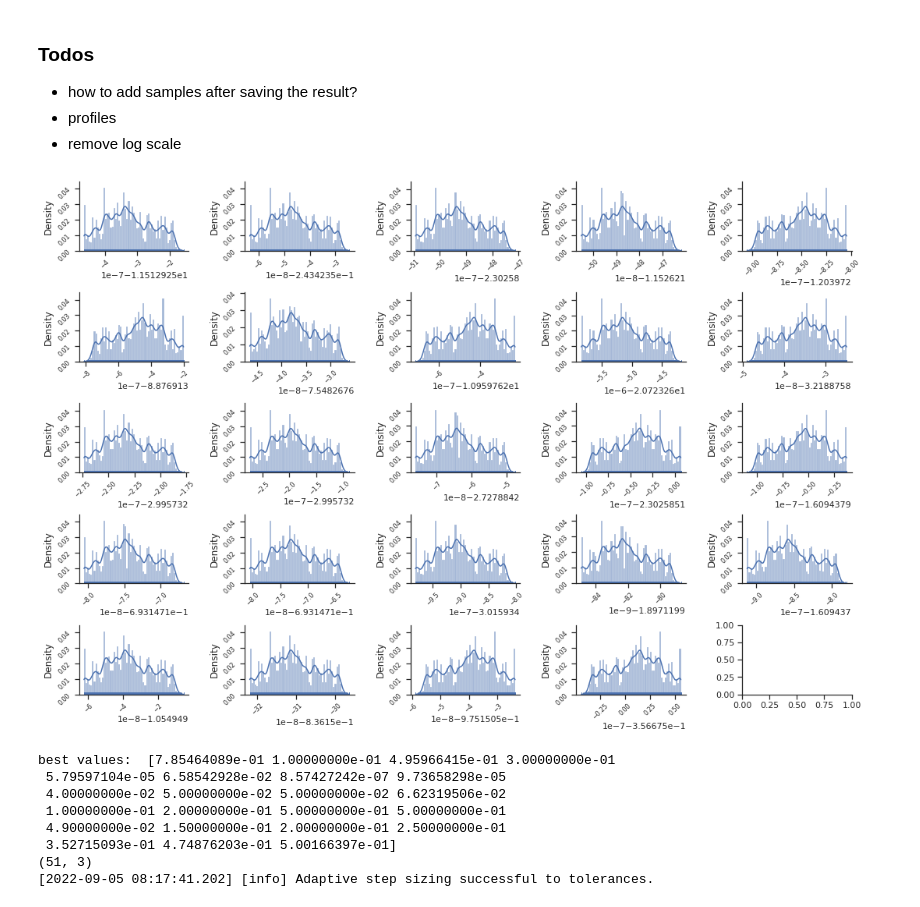
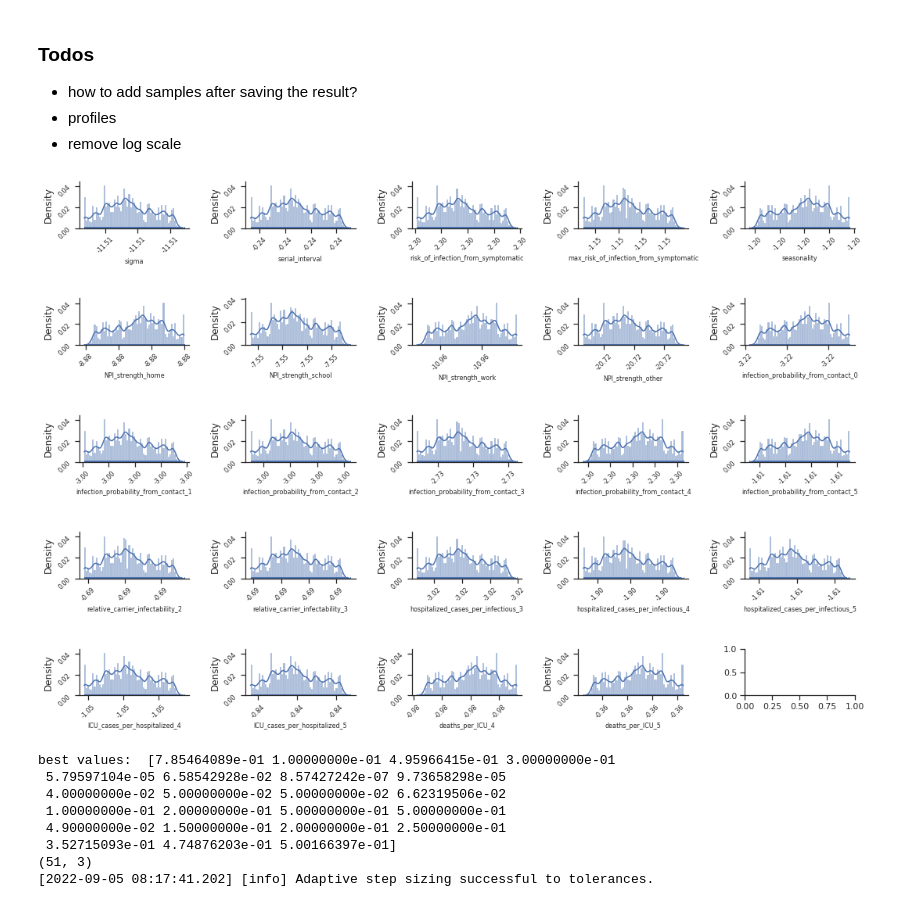
Before and after one commit to lelange/sensitivity_analysis, a Jupyter notebook: pycode/sensitivity_analysis/Parameter estimation.ipynb, the cells around one changed output. Drawn from its saved outputs; the diff is of its cells as text; code cells hidden in the pictures.

```diff
--- a/pycode/sensitivity_analysis/Parameter estimation.ipynb
+++ b/pycode/sensitivity_analysis/Parameter estimation.ipynb
@@ -105,2 +13,0 @@ def fix_factors(df_input_factors, column_to_fix = 'fix_by_vi', fixed_value = 'me
-# %%
-dict_fixed_factors, lower_bounds, upper_bounds, varying_input_factors = fix_factors(df_input_factors, column_to_fix = 'fix_by_vi', fixed_value = 'mean')
@@ -403,18 +73,21 @@ from functools import partial
 # %%
 #fig, ax = plt.subplots(num_row, num_col, squeeze=False, figsize=size)
 ax = visualize.sampling_1d_marginals(result, size =(15,10))
 k = 0
 for i in range(num_row):
     for j in range(num_col):
         if k < nr_params:
-            ax[i,j].set_xlabel('', fontsize=8) #['sigma']+varying_input_factors)[k],
+            ax[i,j].set_xlabel((['sigma']+varying_input_factors)[k], fontsize=8 )
             k += 1
             ax[i,j].tick_params(axis='both', which='major', labelsize=8, labelrotation=45)
             ax[i,j].tick_params(axis='both', which='minor', labelsize=8, labelrotation=45)
-            #ax[i, j].set_xscale('function', functions=(partial(np.power, 10.0), np.log10))
+
             #ax[i, j].ticklabel_format(useOffset=False)
+            ax[i, j].set_xscale('function', functions=(np.exp, np.log))
+            ax[i, j].xaxis.set_major_formatter(FormatStrFormatter('%.2f'))
+plt.subplots_adjust(hspace=1.5)
 # %% [output]
-[figure, old version]
+[figure, new version]
 # %%
 best_values = np.exp(result.optimize_result.as_list()[0]['x'][1:])
 print("best values: ", best_values)
```
Also changed, not shown: parts of 16 cells of this notebook, 3 other files.
